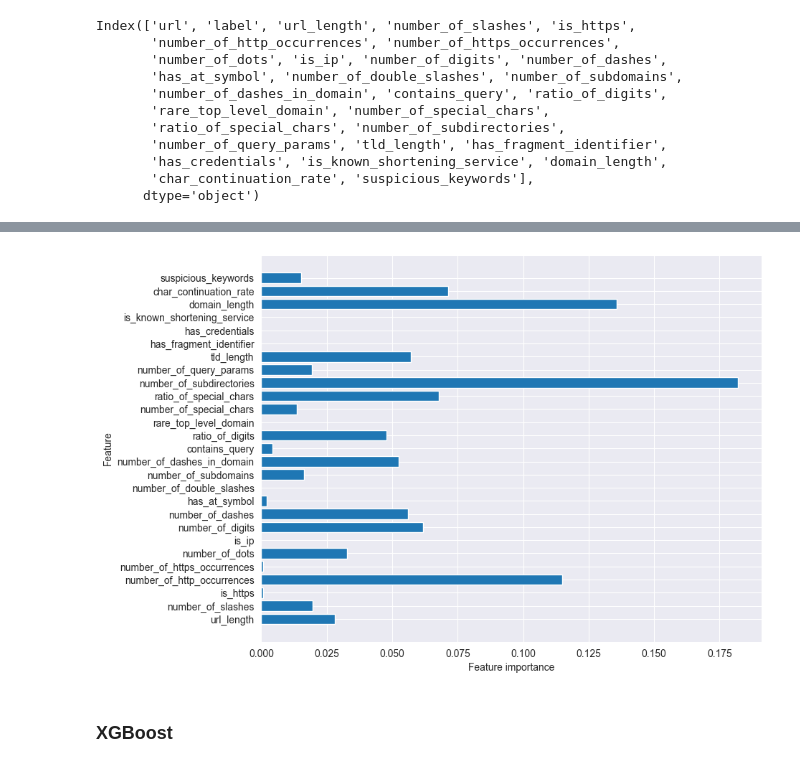
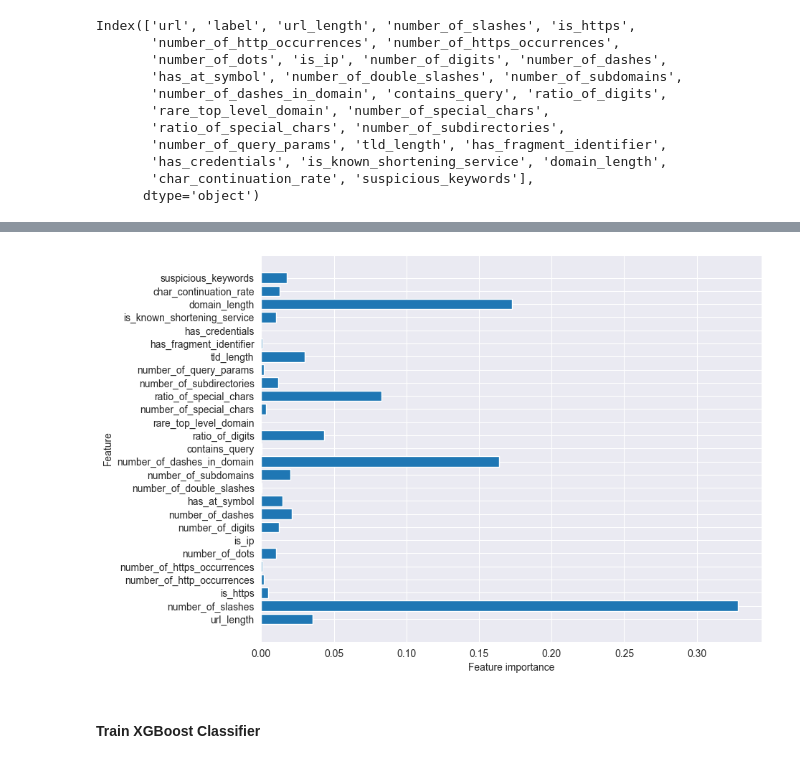
Before and after one commit to neverchange95/Phishing-Detection-Methods, a Jupyter notebook: ml-dl/ml-phishing-detection.ipynb, the cells around one changed output, grey strips where cells are left out. Saved outputs shown, nothing was run; the diff lists cells and outputs as text; code cells hidden in the pictures.

```diff
--- a/ml-dl/ml-phishing-detection.ipynb
+++ b/ml-dl/ml-phishing-detection.ipynb
@@ -25,5 +29,5 @@ from sklearn.naive_bayes import GaussianNB
 # %%
-data = pd.read_csv("features.csv")
+data = pd.read_csv("../data/training/training-features.csv")
 data.head()
 # %% [output]
 |  | url | label | url_length | number_of_slashes | is_https | number_of_http_occurrences | number_of_https_occurrences | ... |
@@ -158,8 +157,11 @@ pipe = Pipeline([("scaler", StandardScaler()), ("svc", SVC())])
 # %%
+pipe = Pipeline([("scaler", StandardScaler()), ("svc", SVC())])
+
 param_dist = {
-  "svc__kernel": ["rbf"], # rbf kernel, weil am stärksten
-  "svc__C": loguniform(1e-2, 1e2), # Hohes C → Versucht alle Punkte richtig zu klassifizieren: 0.01..100
-  "svc__gamma": loguniform(1e-4, 1e-1), # Hohes Gamma --> Starke Anpassung an Trainingsdaten 0.0001 bis 0.1
+  "svc__kernel": ["rbf"],
+  "svc__C": loguniform(1e-2, 1e2),
+  "svc__gamma": loguniform(1e-4, 1e0),
+  "svc__class_weight": [None, "balanced"]
 }
 
 cv = StratifiedKFold(n_splits=3, shuffle=True, random_state=42)
@@ -357,11 +330,11 @@ plt.show()
 # %%
 param_dist = {
-    "criterion": ["gini", "entropy"],
+    "criterion": ["gini"],
     "splitter": ["best", "random"],
-    "max_depth": [None, 4, 8, 16, 20, 32],
-    "min_samples_leaf": randint(1, 5),
-    "min_samples_split": randint(2, 10),
-    "max_features": [None, 'sqrt', 0.4, 0.6, 0.8],
+    "max_depth": [4, 6, 8, 12, 16],
+    "min_samples_leaf": randint(1, 21),
+    "min_samples_split": randint(2, 41),
+    "max_features": ["sqrt", "log2", 0.5, 0.7],
 }
 
 cv = StratifiedKFold(n_splits=3, shuffle=True, random_state=42)
@@ -369,6 +342,4 @@ rs = RandomizedSearchCV(DecisionTreeClassifier(random_state=42),
                         param_dist, n_iter=36, cv=cv, scoring="f1", n_jobs=-1,
                         random_state=42)
 rs.fit(X_train, y_train)
-best_tree = rs.best_estimator_
-rs.best_params_
 # %% [output]
@@ -381,4 +357,8 @@ rs.best_params_
 # %%
-#predicting the target value from the model for the samples
 y_test_tree = rs.predict(X_test)
 y_train_tree = rs.predict(X_train)
+
+# safe best model:
+best_model_dt = rs.best_estimator_
+joblib.dump(best_model_dt, '../models/ml/best_dt.pkl')
+print(rs.best_params_)
@@ -422,15 +413,14 @@ Decision Tree: precision on test Data: 0.902
 # %%
-#checking the feature improtance in the model
 plt.figure(figsize=(9,7))
 n_features = X_train.shape[1]
-plt.barh(range(n_features), best_tree.feature_importances_, align='center')
+plt.barh(range(n_features), best_model_dt.feature_importances_, align='center')
 plt.yticks(np.arange(n_features), X_train.columns)
 plt.xlabel("Feature importance")
 plt.ylabel("Feature")
 plt.show()
 # %% [output]
-[figure, old version]
+[figure, new version]
 # %% [markdown]
-### XGBoost
+#### Train XGBoost Classifier
 # %%
 param_dist = {
```
Also changed, not shown: parts of 123 cells of this notebook, 29 other files.
